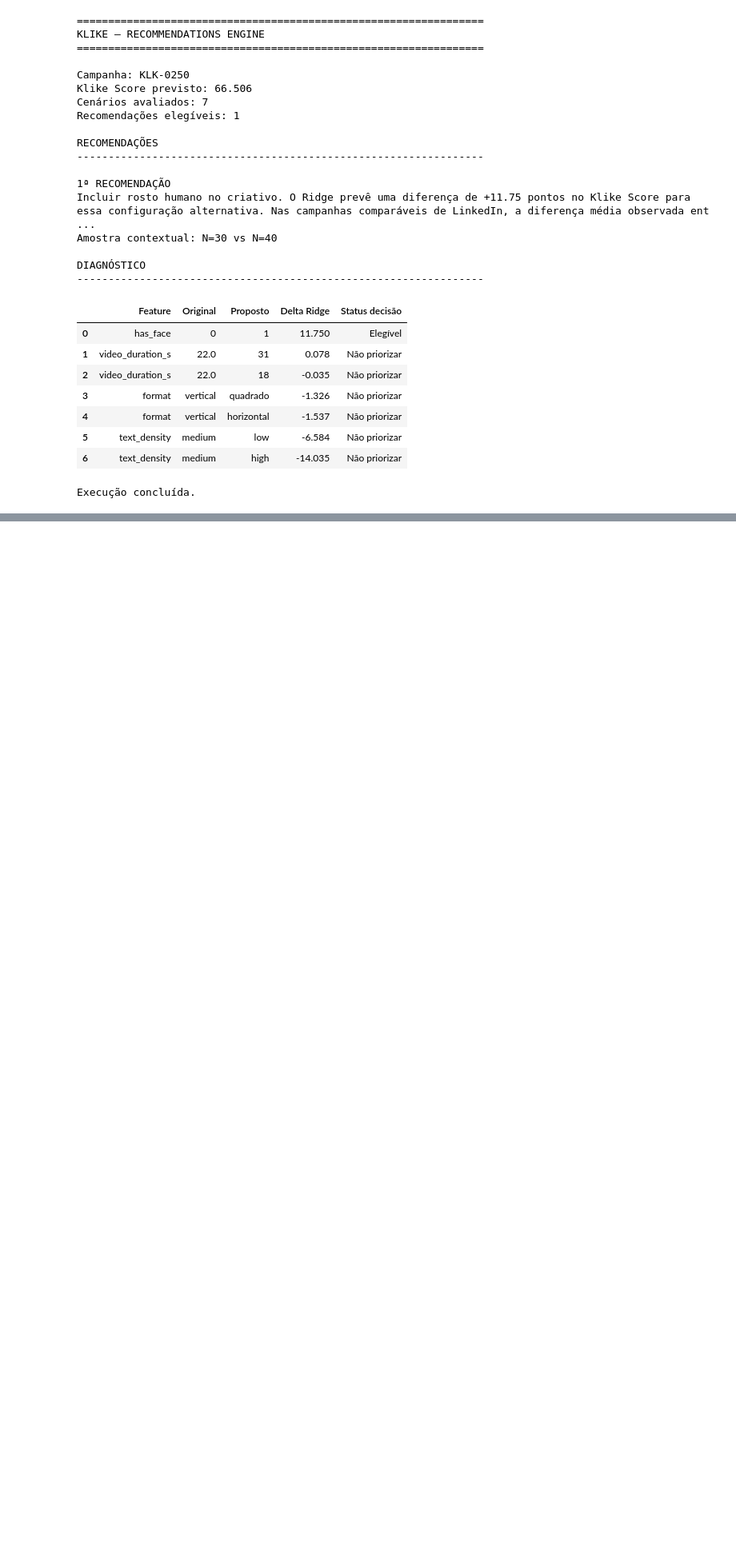
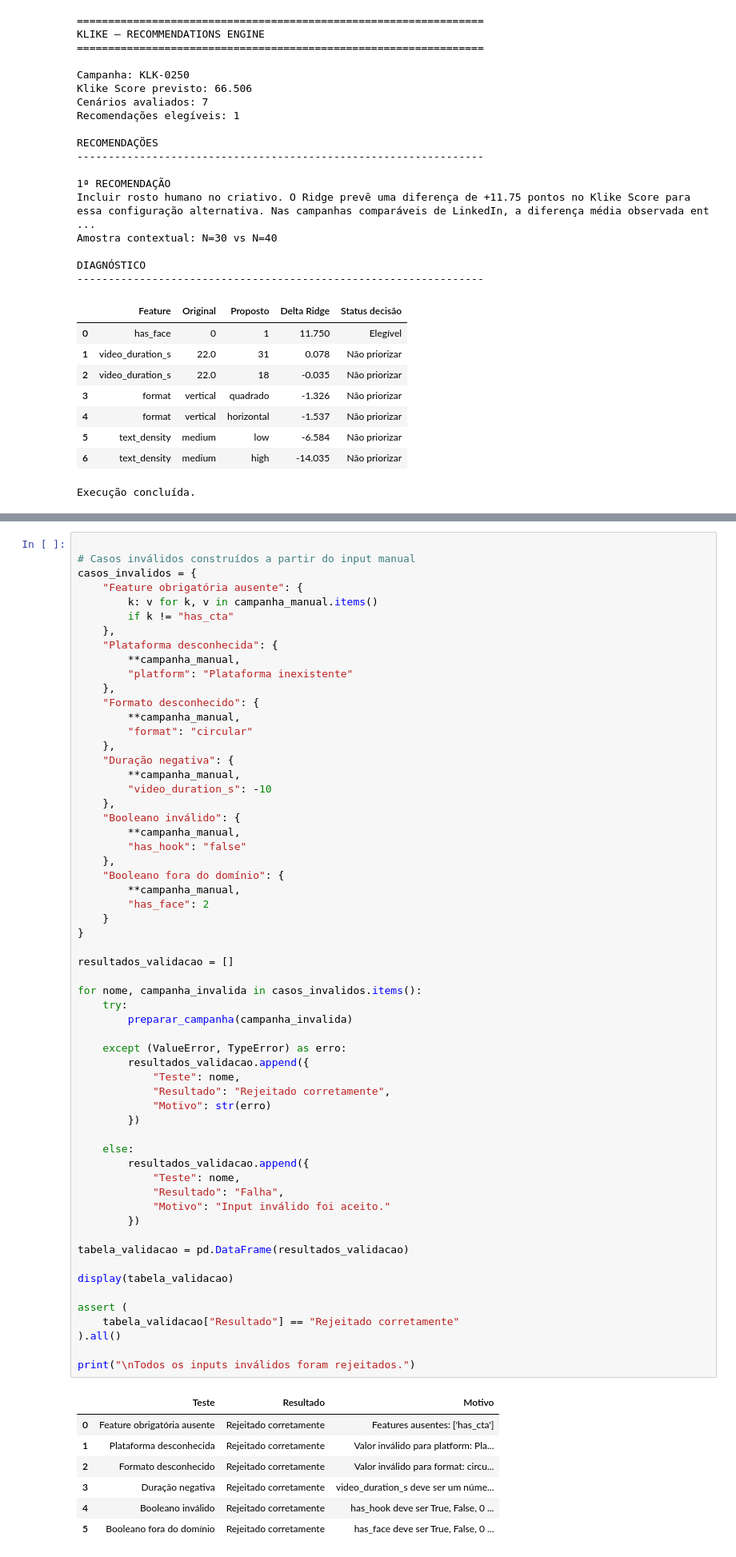
Before and after one commit to joaobaungartner/klike-data-science-challenge, a Jupyter notebook: parte-3.ipynb, the cells around one changed output, grey strips where cells are left out. Shown at 80% size. Cells and saved outputs as stored; diff of their text form; blank space fills up the shorter version.

Commit message:
test(recommendations): add functional validation and data leakage tests

```diff
--- a/parte-3.ipynb
+++ b/parte-3.ipynb
@@ -2968,0 +3199,67 @@ Execução concluída.
+# %%
+
+# Casos inválidos construídos a partir do input manual
+casos_invalidos = {
+    "Feature obrigatória ausente": {
+        k: v for k, v in campanha_manual.items()
+        if k != "has_cta"
+    },
+    "Plataforma desconhecida": {
+        **campanha_manual,
+        "platform": "Plataforma inexistente"
+    },
+    "Formato desconhecido": {
+        **campanha_manual,
+        "format": "circular"
+    },
+    "Duração negativa": {
+        **campanha_manual,
+        "video_duration_s": -10
+    },
+    "Booleano inválido": {
+        **campanha_manual,
+        "has_hook": "false"
+    },
+    "Booleano fora do domínio": {
+        **campanha_manual,
+        "has_face": 2
+    }
+}
+
+resultados_validacao = []
+
+for nome, campanha_invalida in casos_invalidos.items():
+    try:
+        preparar_campanha(campanha_invalida)
+
+    except (ValueError, TypeError) as erro:
+        resultados_validacao.append({
+            "Teste": nome,
+            "Resultado": "Rejeitado corretamente",
+            "Motivo": str(erro)
+        })
+
+    else:
+        resultados_validacao.append({
+            "Teste": nome,
+            "Resultado": "Falha",
+            "Motivo": "Input inválido foi aceito."
+        })
+
+tabela_validacao = pd.DataFrame(resultados_validacao)
+
+display(tabela_validacao)
+
+assert (
+    tabela_validacao["Resultado"] == "Rejeitado corretamente"
+).all()
+
+print("\nTodos os inputs inválidos foram rejeitados.")
+# %% [output]
+|  | Teste | Resultado | Motivo |
+| 0 | Feature obrigatória ausente | Rejeitado corretamente | Features ausentes: ['has_cta'] |
+| 1 | Plataforma desconhecida | Rejeitado corretamente | Valor inválido para platform: Pla... |
+| 2 | Formato desconhecido | Rejeitado corretamente | Valor inválido para format: circu... |
+| 3 | Duração negativa | Rejeitado corretamente | video_duration_s deve ser um núme... |
+| 4 | Booleano inválido | Rejeitado corretamente | has_hook deve ser True, False, 0 ... |
+| 5 | Booleano fora do domínio | Rejeitado corretamente | has_face deve ser True, False, 0 ... |
```
Also changed, not shown: parts of 6 cells of this notebook.
